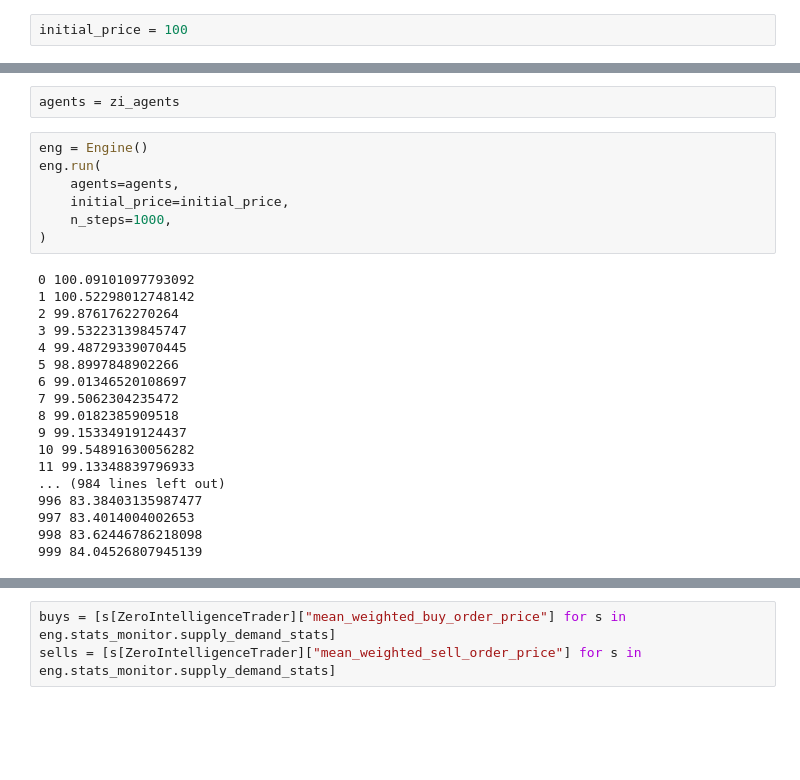
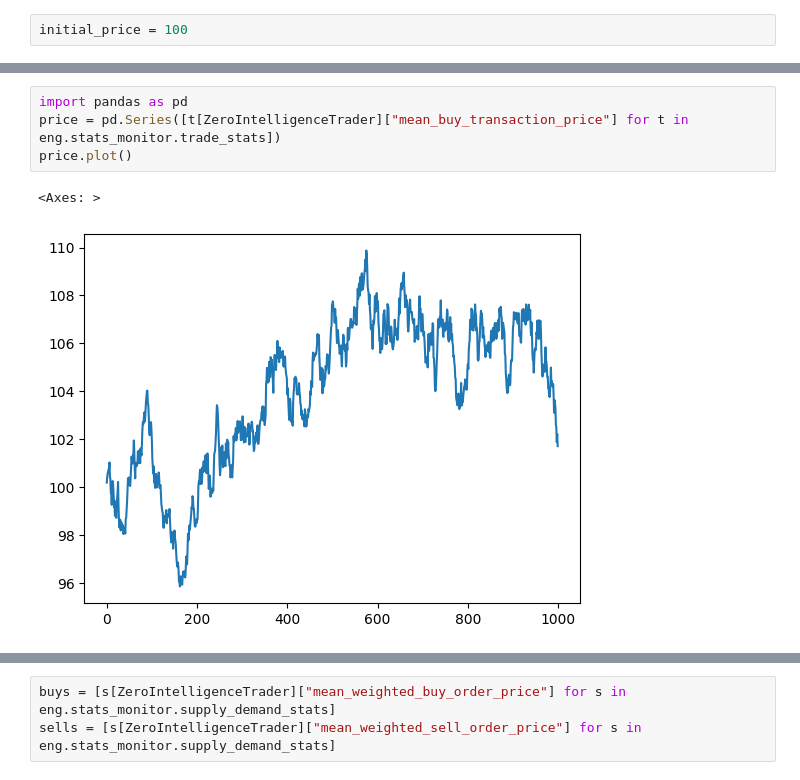
Before and after one commit to eura17/agent-based-financial-market, a Jupyter notebook: examples/first-setup.ipynb, the cells around one changed output, grey strips where cells are left out. Drawn from its saved outputs; the diff is of its cells as text; blank space fills up the shorter version.

```diff
--- a/examples/first-setup.ipynb
+++ b/examples/first-setup.ipynb
@@ -16,30 +43,10 @@ zi_agents = [
-# %%
-agents = zi_agents
-# %%
-eng = Engine()
-eng.run(
-    agents=agents,
-    initial_price=initial_price,
-    n_steps=1000,
-)
-# %% [output]
-0 100.09101097793092
-1 100.52298012748142
-2 99.8761762270264
-3 99.53223139845747
-4 99.48729339070445
-5 98.8997848902266
-6 99.01346520108697
-7 99.5062304235472
-8 99.0182385909518
-9 99.15334919124437
-10 99.54891630056282
-11 99.13348839796933
-... (984 lines left out)
-996 83.38403135987477
-997 83.4014004002653
-998 83.62446786218098
-999 84.04526807945139
+# %%
+import pandas as pd
+price = pd.Series([t[ZeroIntelligenceTrader]["mean_buy_transaction_price"] for t in eng.stats_monitor.trade_stats])
+price.plot()
+# %% [output]
+<Axes: >
+[figure, added]
 # %%
 eng.stats_monitor.balance_stats[-1]
 # %% [output]
```
Also changed, not shown: parts of 5 cells of this notebook, 5 other files.
